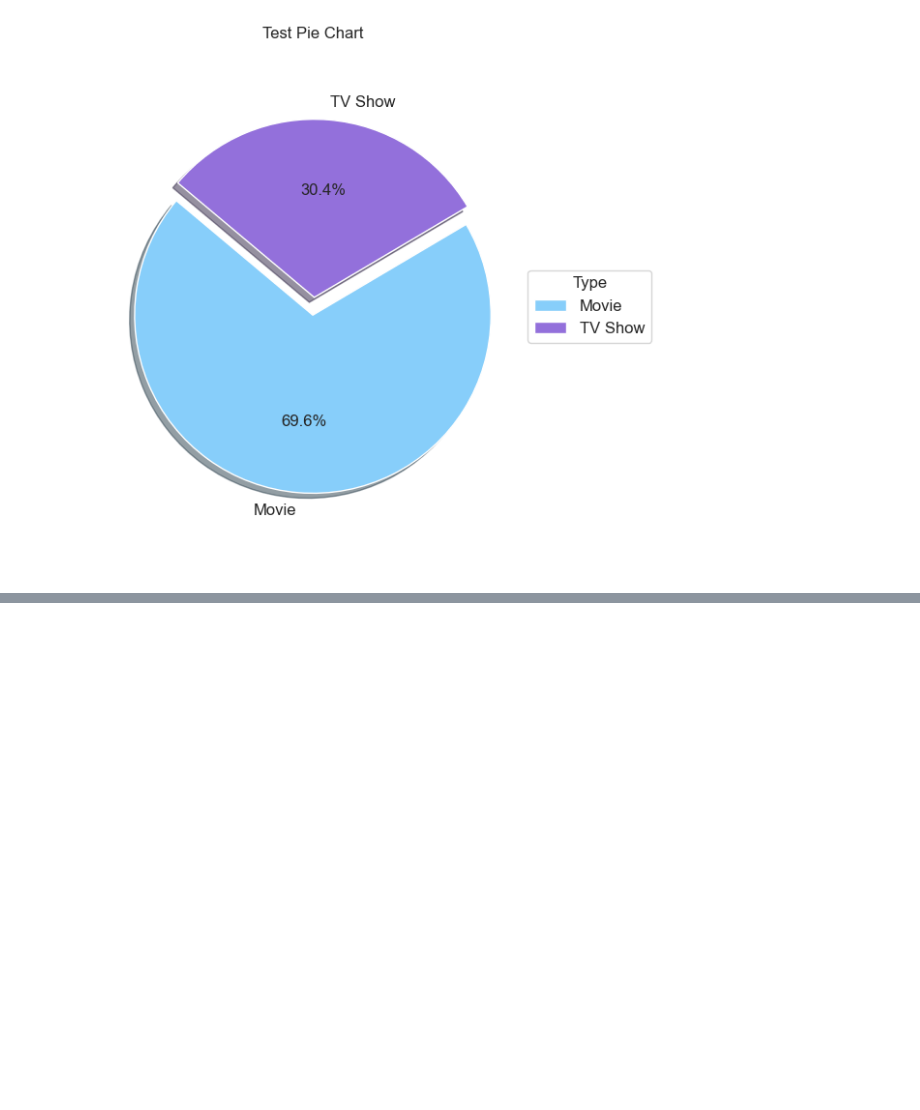
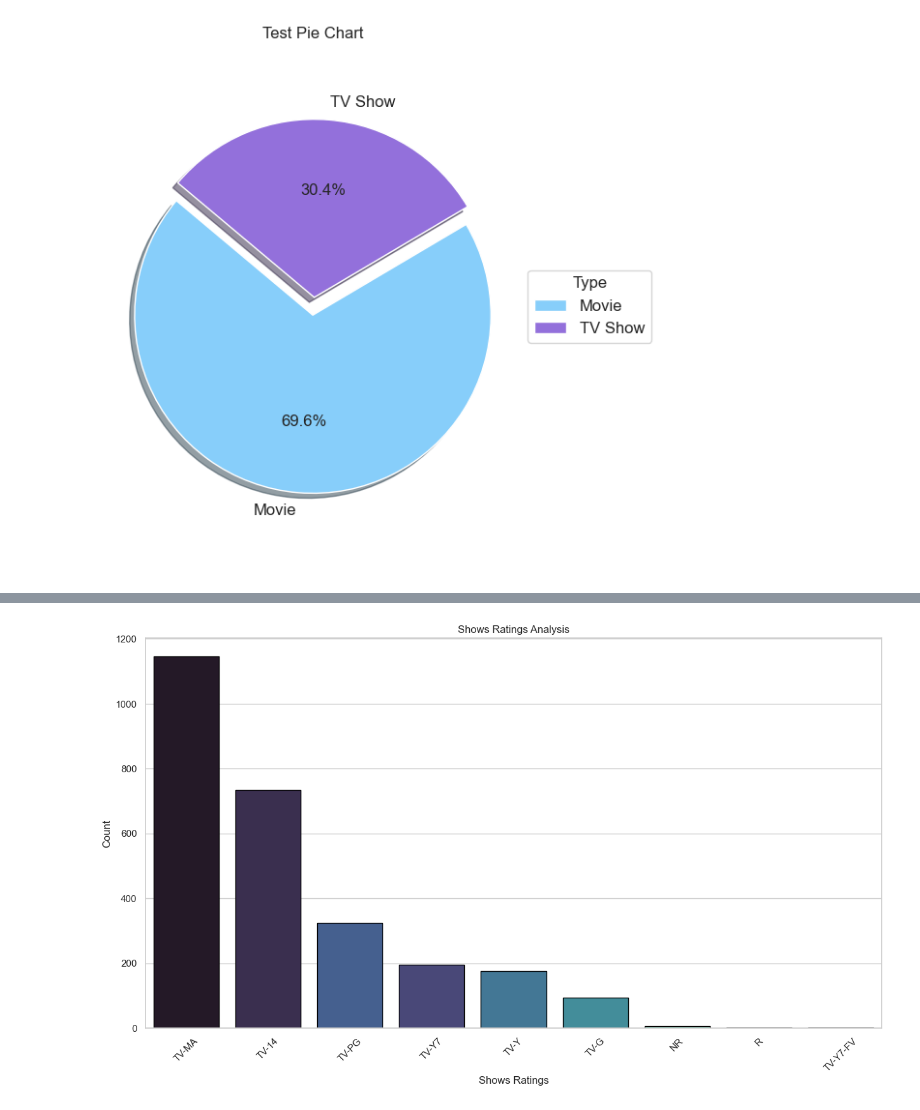
Before and after one commit to YuliiaB82/netflix-analysis, a Jupyter notebook: analysis.ipynb, the cells around one changed output, grey strips where cells are left out. Cells and saved outputs as stored; diff of their text form; code cells hidden in the pictures; blank space fills up the shorter version.

```diff
--- a/analysis.ipynb
+++ b/analysis.ipynb
@@ -148,0 +182,12 @@ plt.show()
+# %%
+# Show Ratings Analysis
+plt.figure(figsize=(15,8))
+sns.countplot(x='rating',data=n_shows,palette='mako', hue='rating', order=n_shows['rating'].value_counts().index[0:10],edgecolor='black', legend=False)
+plt.xlabel('Shows Ratings')
+plt.ylabel('Count')
+plt.xticks(rotation=45)
+plt.title("Shows Ratings Analysis")
+
+plt.show()
+# %% [output]
+[figure, added]
```
Also changed, not shown: parts of 15 cells of this notebook.
